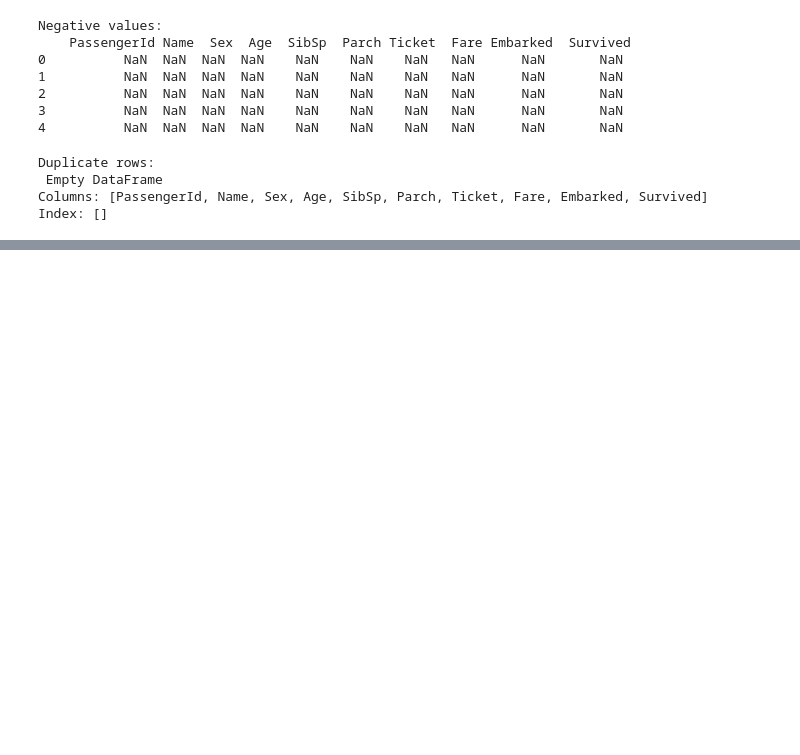
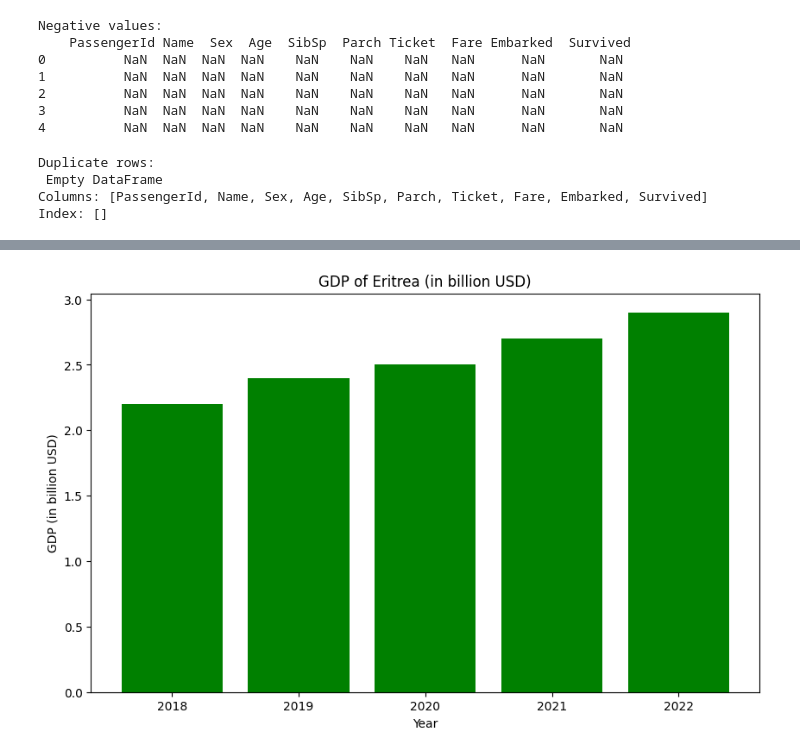
Before and after one commit to Elen-tesfai/datafun-06-eda, a Jupyter notebook: elen_eda.ipynb, the cells around one changed output, grey strips where cells are left out. Cells and saved outputs as stored; diff of their text form; code cells hidden in the pictures; blank space fills up the shorter version.

```diff
--- a/elen_eda.ipynb
+++ b/elen_eda.ipynb
@@ -71,0 +110,12 @@ df = pd.get_dummies(df, columns=['Embarked'], drop_first=True)
+# %%
+years = ['2018', '2019', '2020', '2021', '2022']
+gdp = [2.2, 2.4, 2.5, 2.7, 2.9]  # Example GDP values in billion USD
+
+plt.figure(figsize=(10, 6))
+plt.bar(years, gdp, color='green')
+plt.title('GDP of Eritrea (in billion USD)')
+plt.xlabel('Year')
+plt.ylabel('GDP (in billion USD)')
+plt.show()
+# %% [output]
+[figure, added]
```
Also changed, not shown: parts of 3 cells of this notebook, 1 other file.
